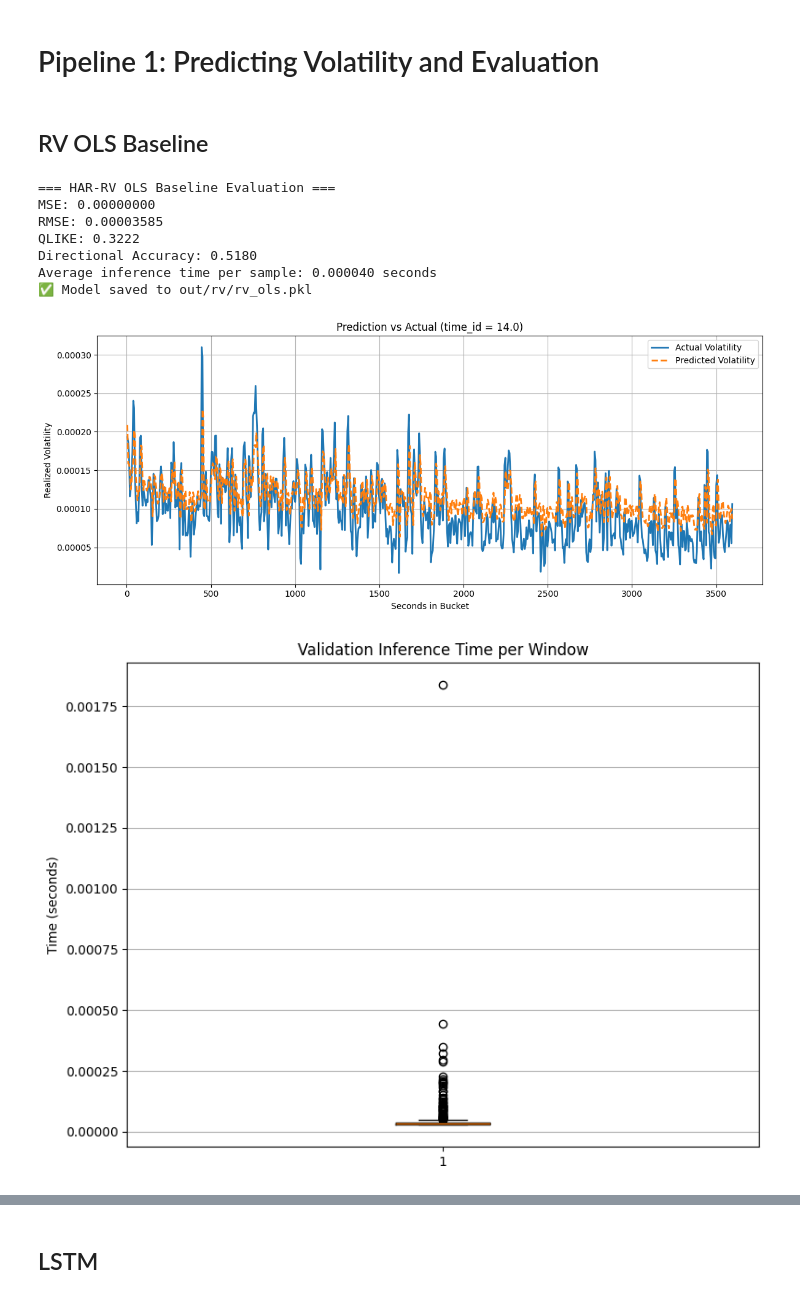
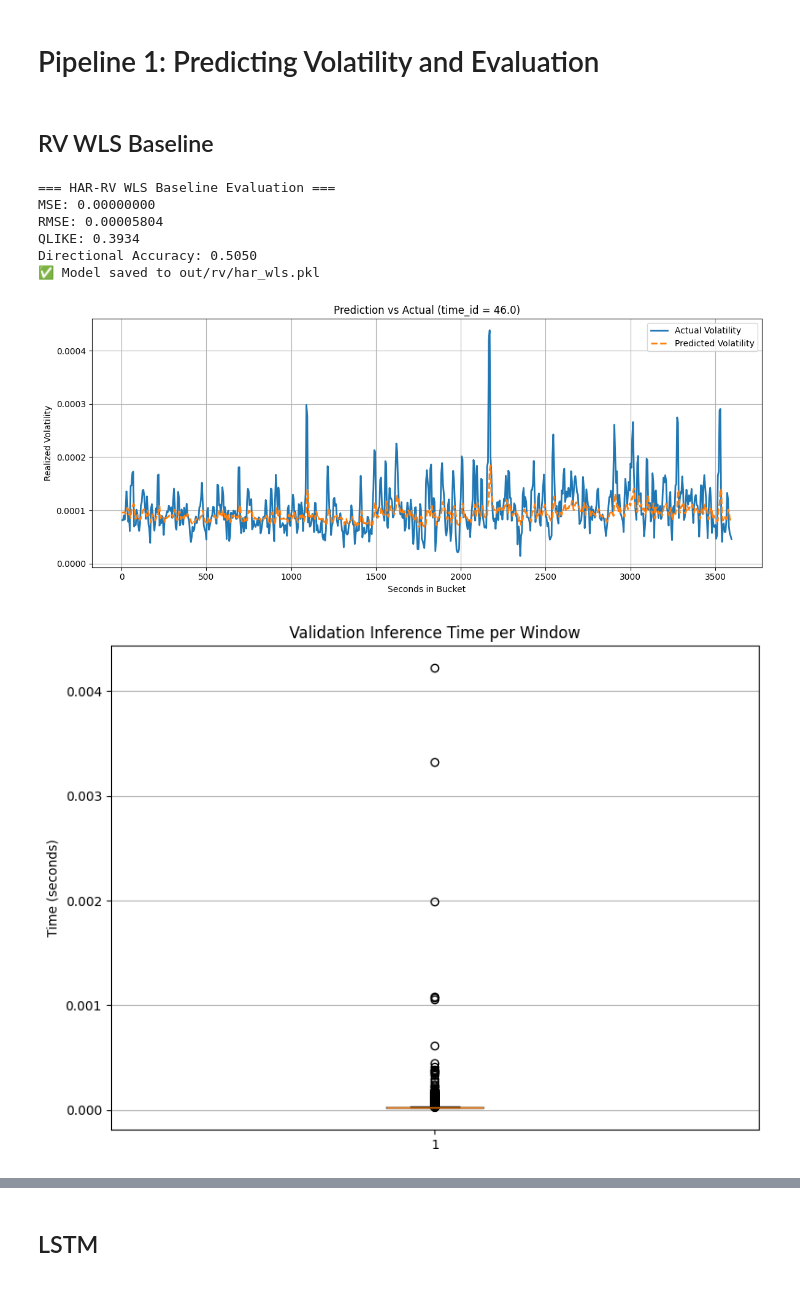
Before and after one commit to mofrui/volatility-analysis, a Jupyter notebook: report.ipynb, the cells around one changed output, grey strips where cells are left out. Saved outputs shown, nothing was run; the diff lists cells and outputs as text; code cells hidden in the pictures.

```diff
--- a/report.ipynb
+++ b/report.ipynb
@@ -50,8 +44,7 @@ df_single_stock = combined_df[combined_df["stock_id"] == 50200].copy()
 snapshot_features_df = util.create_snapshot_features(df_single_stock)
 snapshot_features_df = snapshot_features_df.sort_values(by=['stock_id', 'time_id', 'seconds_in_bucket']).reset_index(drop=True)
 # %%
-# select only the first 100 time_id
-subset_time_ids = snapshot_features_df['time_id'].unique()[:5]
+subset_time_ids = snapshot_features_df['time_id'].unique()[:50]
 subset_snapshot_df = snapshot_features_df[snapshot_features_df['time_id'].isin(subset_time_ids)].copy()
 # %%
 importlib.reload(util)
@@ -59,30 +51,30 @@ importlib.reload(util)
 rolling_features_df = util.generate_rolling_features(subset_snapshot_df)
 # %% [markdown]
-## RV OLS Baseline
+## RV WLS Baseline
 # %%
 importlib.reload(rv)
 
-model_rv_ols, test_df_ols = rv.ols(rolling_features_df)
+model_rv_wls, test_df_wls = rv.wls(rolling_features_df)
 
-# Plot predicted vs. actual volatility for one time_id
 util.plot_prediction_vs_actual(
-    df=test_df_ols,
-    time_id=test_df_ols['time_id'].iloc[0],
+    df=test_df_wls,
+    time_id=test_df_wls['time_id'].iloc[0],
     y_true_col='y_true',
     y_pred_col='y_pred'
 )
 
-util.plot_inference_time_boxplot(test_df_ols)
+util.plot_inference_time_boxplot(test_df_wls)
 
-display(test_df_ols.head(10))
+display(test_df_wls.head(10))
+
+test_df_wls.to_csv('out/val_df/wls.csv', index=False)
 # %% [output]
-=== HAR-RV OLS Baseline Evaluation ===
+=== HAR-RV WLS Baseline Evaluation ===
 MSE: 0.00000000
-RMSE: 0.00003585
-QLIKE: 0.3222
-Directional Accuracy: 0.5180
-Average inference time per sample: 0.000040 seconds
-✅ Model saved to out/rv/rv_ols.pkl
+RMSE: 0.00005804
+QLIKE: 0.3934
+Directional Accuracy: 0.5050
+✅ Model saved to out/rv/har_wls.pkl
-[figure, old version]
+[figure, new version]
-[figure, old version]
+[figure, new version]
 |  | time_id | start_time | y_true | y_pred | inference_time |
```
Also changed, not shown: parts of 37 cells of this notebook, 36 other files.
